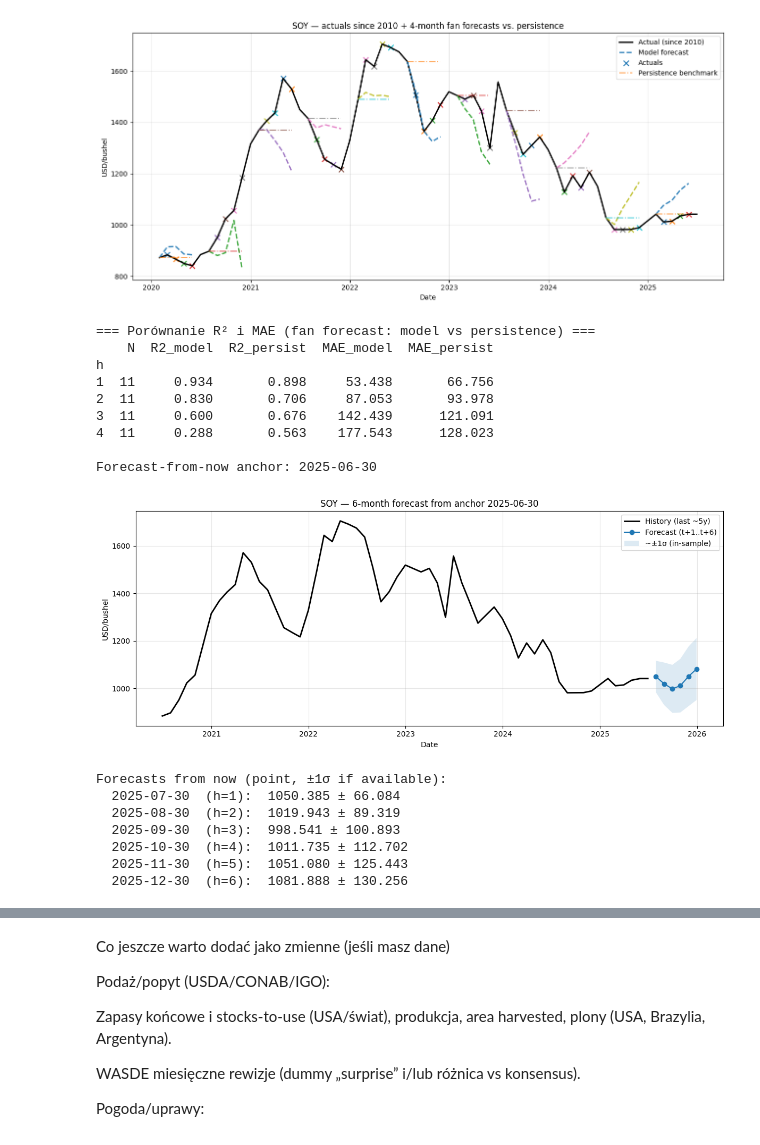
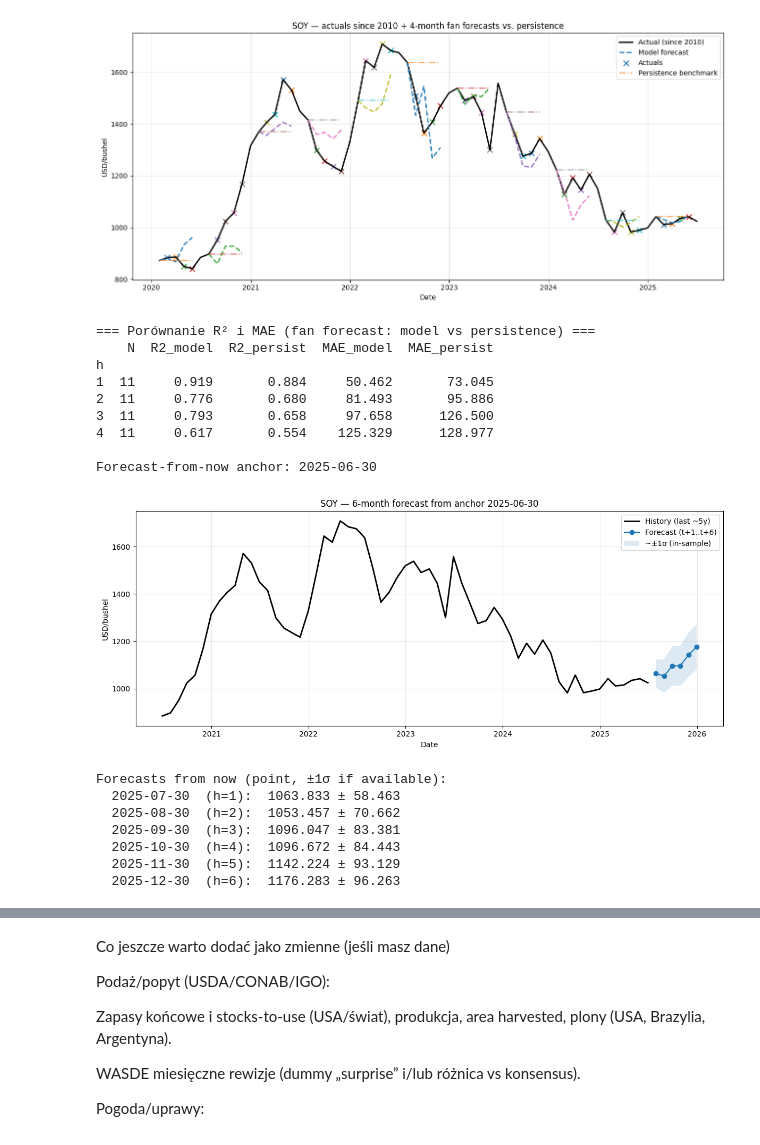
Before and after one commit to marcinszwagrzyk/marcinszwagrzyk.github.io, a Jupyter notebook: Soy/SOY_PREDICTION.ipynb, the cells around one changed output, grey strips where cells are left out. Drawn from its saved outputs; the diff is of its cells as text; code cells hidden in the pictures.

```diff
--- a/Soy/SOY_PREDICTION.ipynb
+++ b/Soy/SOY_PREDICTION.ipynb
@@ -15,7 +15,7 @@ from sklearn.model_selection import GridSearchCV, TimeSeriesSplit
 from sklearn.metrics import r2_score
 
 # --------------------------- Parametry ---------------------------
-IN_MERGED = os.path.join("data_out", "soyenso_merged.csv")
+IN_MERGED = r"D:\git20\geo-toolbox\data_out\market_with_enso_proxy_monthly.csv"
 PLOT_START = pd.Timestamp("2020-01-01")   # od 2010, jak prosiłeś
 
 # Ex-ante wachlarze: prognozujemy 4M naprzód
@@ -28,12 +28,7 @@ SOY_LAGS = list(range(0, 7))
 EXOG_LAGS = list(range(0, 7))
 ANCHOR_STEP_MONTHS = 6
 
-# Zmienne egzogeniczne, które próbujemy wykorzystać (jeśli istnieją w csv)
-WANTED_EXOG = [
-    "ONI", "enso_proxy", "la_nina_index", "SWI_Brazil", "SWI_US",
-    "FX_USDBRL", "FX_EURUSD", "WX_US", "WX_BR", "DXY",
-    # możesz dodać więcej nazw kolumn – kod sam sprawdzi, czy są w danych
-]
+WANTED_EXOG = []  # zostawiamy puste na razie, zostanie nadpisane po wczytaniu danych
 
 def winsorize_series(s: pd.Series, lower_q=0.005, upper_q=0.995):
     """
@@ -90,11 +85,20 @@ df = pd.read_csv(IN_MERGED, parse_dates=["date"]).set_index("date").sort_index()
 # indeks na koniec miesiąca
 df.index = df.index.to_period("M").to_timestamp("M")
 
-if "SOY" not in df.columns:
-    raise ValueError("Brak kolumny 'SOY' w danych wejściowych.")
+
+drop_cols = {"BG_PRICE", "ADM_PRICE", "SOY_PRICE", "ADM_IDX", "BG_IDX", "SOY_IDX" }
+
+# Użyj tylko kolumn, które są numeryczne
+WANTED_EXOG = [
+    c for c in df.columns
+    if c.lower() not in drop_cols and pd.api.types.is_numeric_dtype(df[c])
+]
+
+# if "SOY" not in df.columns:
+#     raise ValueError("Brak kolumny 'SOY' w danych wejściowych.")
 
 # Łatanie głównej serii
-df["SOY"] = clean_column(df["SOY"], is_price_like=True)
+df["SOY"] = clean_column(df["SOY_PRICE"], is_price_like=True)
 
 # Opcjonalne: odrzuć bardzo „puste” kolumny (np. > 40% NaN przed czyszczeniem)
 na_frac = df.isna().mean()
@@ -333,48 +337,48 @@ if future_forecasts:
     plt.plot(hist.index, hist.values, color="black", linewidth=2, label="History (last ~5y)")
 
     plt.plot(fut_df["target"], fut_df["forecast"], linestyle="-", marker="o", label="Forecast (t+1..t+6)")
 
     up = []; lo = []
     for _, r in fut_df.iterrows():
         sigma = sigma_by_h.get(int(r["h"]), np.nan)
         up.append(r["forecast"] + (sigma if np.isfinite(sigma) else 0.0))
         lo.append(r["forecast"] - (sigma if np.isfinite(sigma) else 0.0))
     if len(up) == len(lo) == len(fut_df):
         plt.fill_between(fut_df["target"].values, lo, up, alpha=0.15, label="~±1σ (in-sample)")
 
     plt.title(f"SOY — 6-month forecast from anchor {anchor_now.date()}")
     plt.xlabel("Date"); plt.ylabel("USD/bushel")
     plt.legend()
     plt.grid(alpha=0.3)
     plt.tight_layout()
     plt.show()
 
     print("\nForecasts from now (point, ±1σ if available):")
     for _, r in fut_df.iterrows():
         h = int(r["h"])
         sigma = sigma_by_h.get(h, np.nan)
         if np.isfinite(sigma):
             print(f"  {r['target'].date()}  (h={h}):  {r['forecast']:.3f} ± {sigma:.3f}")
         else:
             print(f"  {r['target'].date()}  (h={h}):  {r['forecast']:.3f}")
 else:
     print("No future forecasts produced (insufficient data around the latest anchor).")
 # %% [output]
-[figure, old version]
+[figure, new version]
 === Porównanie R² i MAE (fan forecast: model vs persistence) ===
     N  R2_model  R2_persist  MAE_model  MAE_persist
 h
-1  11     0.934       0.898     53.438       66.756
-2  11     0.830       0.706     87.053       93.978
-3  11     0.600       0.676    142.439      121.091
-4  11     0.288       0.563    177.543      128.023
+1  11     0.919       0.884     50.462       73.045
+2  11     0.776       0.680     81.493       95.886
+3  11     0.793       0.658     97.658      126.500
+4  11     0.617       0.554    125.329      128.977
 
 Forecast-from-now anchor: 2025-06-30
-[figure, old version]
+[figure, new version]
 Forecasts from now (point, ±1σ if available):
-  2025-07-30  (h=1):  1050.385 ± 66.084
-  2025-08-30  (h=2):  1019.943 ± 89.319
-  2025-09-30  (h=3):  998.541 ± 100.893
-  2025-10-30  (h=4):  1011.735 ± 112.702
-  2025-11-30  (h=5):  1051.080 ± 125.443
-  2025-12-30  (h=6):  1081.888 ± 130.256
+  2025-07-30  (h=1):  1063.833 ± 58.463
+  2025-08-30  (h=2):  1053.457 ± 70.662
+  2025-09-30  (h=3):  1096.047 ± 83.381
+  2025-10-30  (h=4):  1096.672 ± 84.443
+  2025-11-30  (h=5):  1142.224 ± 93.129
+  2025-12-30  (h=6):  1176.283 ± 96.263
```
Also changed, not shown: parts of 1 cell of this notebook, 1 other file.
